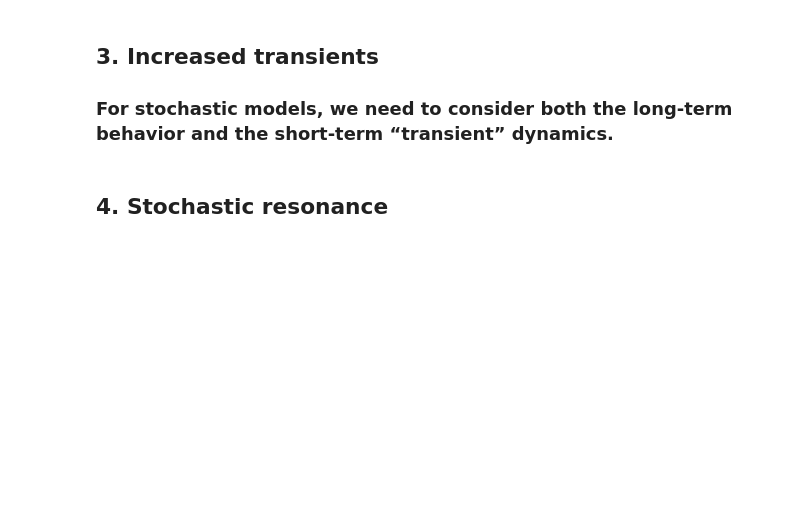
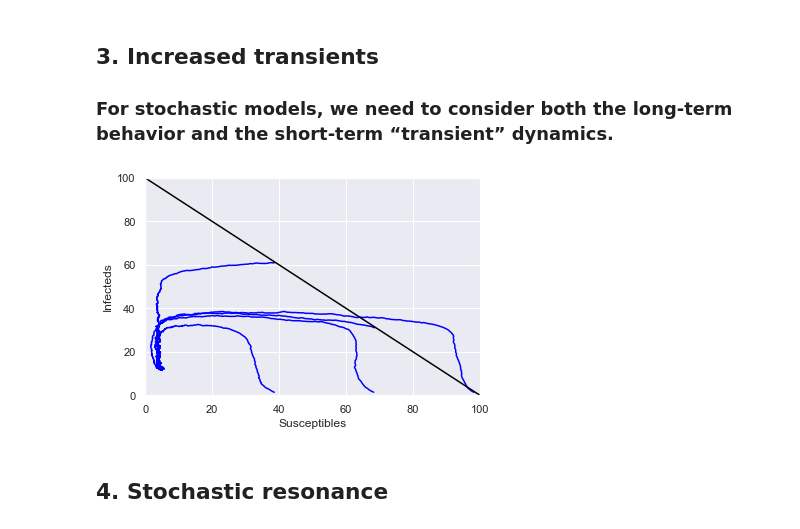
Before and after one commit to rebeccadavidsson/ICSassignment2, a Jupyter notebook: Gillespie.ipynb, the cells around one changed output. Cells and saved outputs as stored; diff of their text form; code cells hidden in the pictures; blank space fills up the shorter version.

```diff
--- a/Gillespie.ipynb
+++ b/Gillespie.ipynb
@@ -236,5 +333,31 @@ plt.show()
 # %% [markdown]
 ## 3. Increased transients
 ### For stochastic models, we need to consider both the long-term behavior and the short-term “transient” dynamics.
+# %%
+X0 = 99
+Y0 = 1
+
+for i in range(3):
+    meansX, meansY, meansZ, barsX, barsY, barsZ, totalT = getMeans( X0, Y0)
+    plt.plot(meansX, meansY, color="blue")
+    X0 -= 30
+
+X0 = 69
+Y0 = 31
+for i in range(2):
+    meansX, meansY, meansZ, barsX, barsY, barsZ, totalT = getMeans( X0, Y0)
+    plt.plot(meansX, meansY, color="blue")
+    X0 -= 30
+    Y0 += 30
+
+
+plt.ylim([0,100])
+plt.xlim([0,100])
+plt.plot([100, 0], [0, 100], color="black")
+plt.xlabel("Susceptibles")
+plt.ylabel("Infecteds")
+plt.show()
+# %% [output]
+[figure, added]
 # %% [markdown]
 ## 4. Stochastic resonance
```
Also changed, not shown: parts of 7 cells of this notebook, 1 other file.
